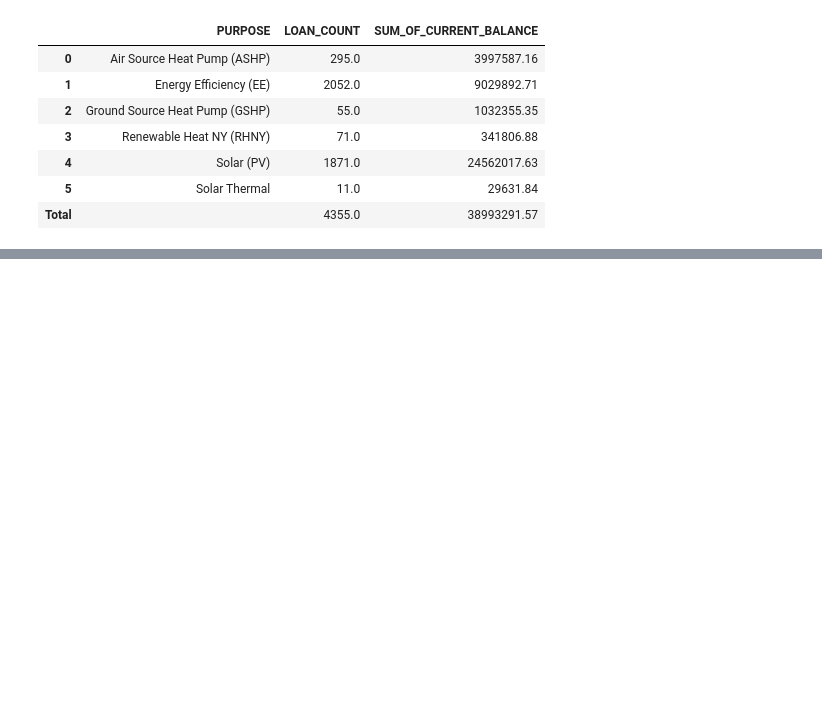
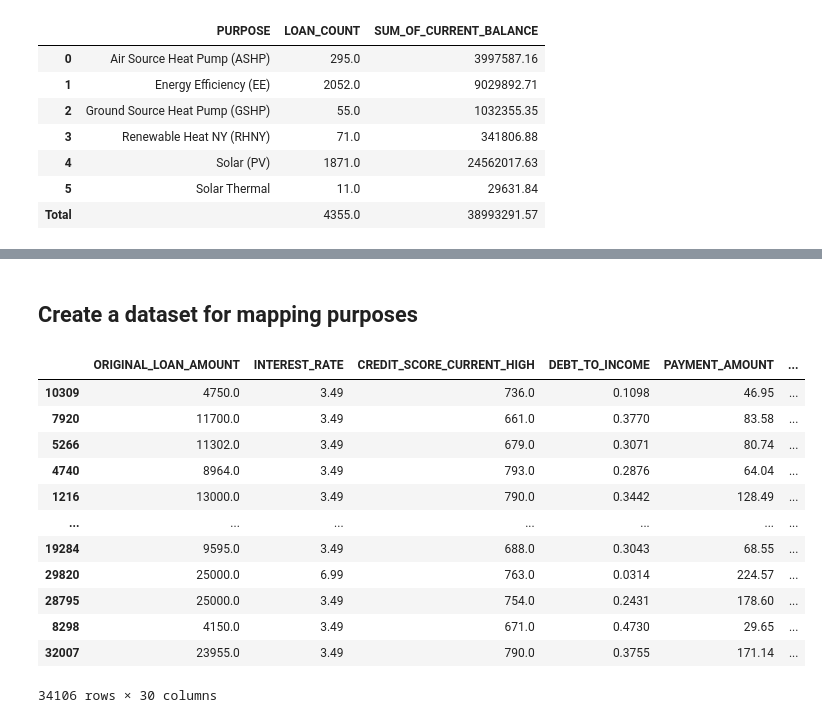
Before and after one commit to jlixander/GJGNY_Analysis, a Jupyter notebook: GJGNY_Analysis.ipynb, the cells around one changed output, grey strips where cells are left out. Drawn from its saved outputs; the diff is of its cells as text; code cells hidden in the pictures; blank space fills up the shorter version.

```diff
--- a/GJGNY_Analysis.ipynb
+++ b/GJGNY_Analysis.ipynb
@@ -160,0 +158,2 @@ plt.savefig('Graphs_and_dataframes/GJGNY Dollar Value of Res Loans Issued by Mon
+# %%
+pd.set_option('display.max_columns', None)
@@ -1012,0 +981,38 @@ This notebook took 11.17274284362793 seconds to execute
+# %% [markdown]
+## Create a dataset for mapping purposes
+# %%
+#Remove unnecessary columns
+df_mapping = df.drop(['REPORTING_PERIOD',
+                              'CONTRACT_DATE',
+                              'SETUP_DATE',
+                              'ORIGINAL_TERM',
+                              'ORIGINAL_MATURITY_DATE',
+                              'CURRENT_MATURITY_DATE',
+                              'CREDIT_SCORE',
+                              'CREDIT_SCORE_NAME_2',
+                              'FIRST_PAYMENT_DATE',
+                              'LAST_PAYMENT_DATE',
+                              'LAST_PAYMENT_AMOUNT',
+                              'NEXT_PAYMENT_DUE_DATE',
+                              'UNAPPLIED_CASH',
+                              'TOTAL_INTEREST_PAID',
+                              'TOTAL_LATE_CHARGE_PAID',
+                              'ACCOUNT_CODE_DATE',
+                              'CANCEL_REASON',
+                              'TYPE_OF_BANKRUPTCY'], axis=1)
+
+df_mapping
+# %% [output]
+|  | ORIGINAL_LOAN_AMOUNT | INTEREST_RATE | CREDIT_SCORE_CURRENT_HIGH | DEBT_TO_INCOME | PAYMENT_AMOUNT | ... |
+| 10309 | 4750.0 | 3.49 | 736.0 | 0.1098 | 46.95 | ... |
+| 7920 | 11700.0 | 3.49 | 661.0 | 0.3770 | 83.58 | ... |
+| 5266 | 11302.0 | 3.49 | 679.0 | 0.3071 | 80.74 | ... |
+| 4740 | 8964.0 | 3.49 | 793.0 | 0.2876 | 64.04 | ... |
+| 1216 | 13000.0 | 3.49 | 790.0 | 0.3442 | 128.49 | ... |
+| ... | ... | ... | ... | ... | ... | ... |
+| 19284 | 9595.0 | 3.49 | 688.0 | 0.3043 | 68.55 | ... |
+| 29820 | 25000.0 | 6.99 | 763.0 | 0.0314 | 224.57 | ... |
+| 28795 | 25000.0 | 3.49 | 754.0 | 0.2431 | 178.60 | ... |
+| 8298 | 4150.0 | 3.49 | 671.0 | 0.4730 | 29.65 | ... |
+| 32007 | 23955.0 | 3.49 | 790.0 | 0.3755 | 171.14 | ... |
+34106 rows × 30 columns
```
Also changed, not shown: parts of 32 cells of this notebook.
